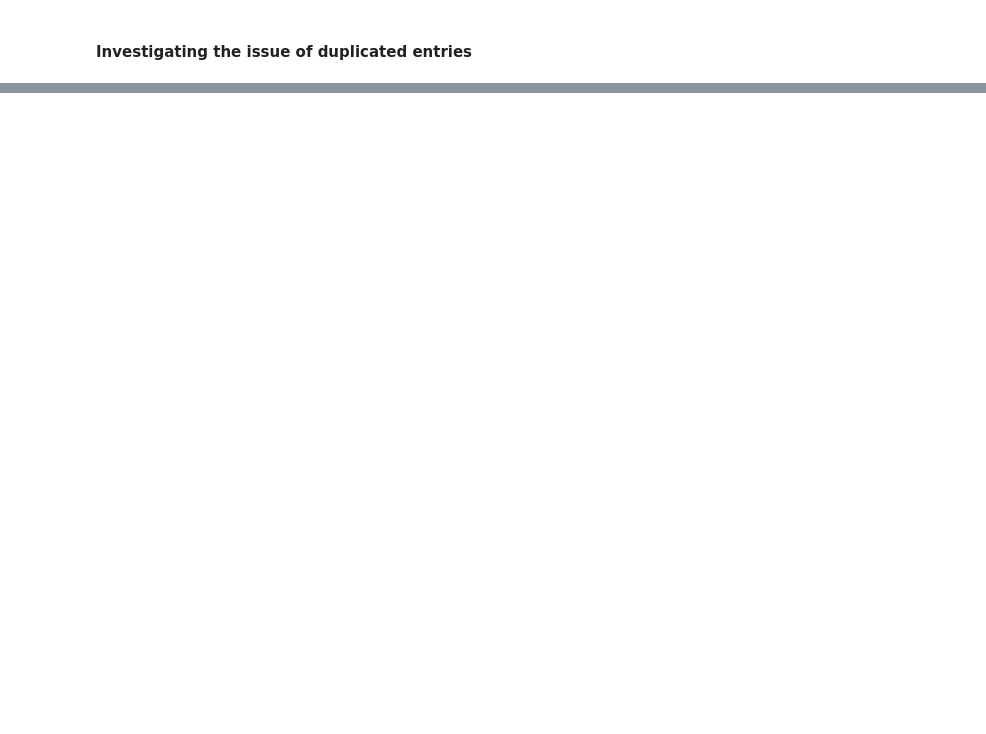
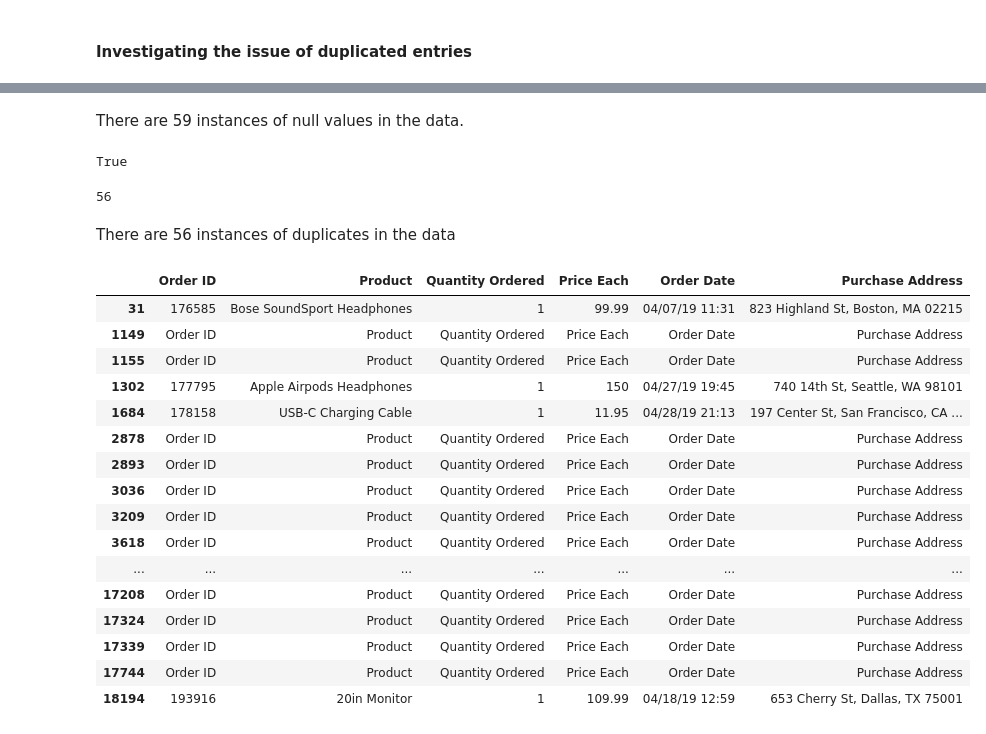
Before and after one commit to elvis-darko/Personal-Projects, a Jupyter notebook: FULL CYCLE PROJECTS/PRODUCT_SALES_ANALYSIS/Product_Sales_Data_Analysis.ipynb, the cells around one changed output, grey strips where cells are left out. Cells and saved outputs as stored; diff of their text form; code cells hidden in the pictures; blank space fills up the shorter version.

```diff
--- a/FULL CYCLE PROJECTS/PRODUCT_SALES_ANALYSIS/Product_Sales_Data_Analysis.ipynb
+++ b/FULL CYCLE PROJECTS/PRODUCT_SALES_ANALYSIS/Product_Sales_Data_Analysis.ipynb
@@ -378,0 +884,42 @@ feb_data[feb_data.duplicated()]
+# %% [markdown]
+There are 59 instances of null values in the data.
+# %%
+# Drop null values from the data
+
+apr_data.dropna(how="all", axis=0, inplace=True)
+# %%
+# Check for duplicates in the data
+
+apr_data.duplicated().any()
+# %% [output]
+True
+# %%
+# Check the sun of duplicated values in the data
+
+apr_data.duplicated().sum()
+# %% [output]
+56
+# %% [markdown]
+There are 56 instances of duplicates in the data
+# %%
+# Check for the occurrence of the duplicates
+
+apr_data[apr_data.duplicated()]
+# %% [output]
+|  | Order ID | Product | Quantity Ordered | Price Each | Order Date | Purchase Address |
+| 31 | 176585 | Bose SoundSport Headphones | 1 | 99.99 | 04/07/19 11:31 | 823 Highland St, Boston, MA 02215 |
+| 1149 | Order ID | Product | Quantity Ordered | Price Each | Order Date | Purchase Address |
+| 1155 | Order ID | Product | Quantity Ordered | Price Each | Order Date | Purchase Address |
+| 1302 | 177795 | Apple Airpods Headphones | 1 | 150 | 04/27/19 19:45 | 740 14th St, Seattle, WA 98101 |
+| 1684 | 178158 | USB-C Charging Cable | 1 | 11.95 | 04/28/19 21:13 | 197 Center St, San Francisco, CA ... |
+| 2878 | Order ID | Product | Quantity Ordered | Price Each | Order Date | Purchase Address |
+| 2893 | Order ID | Product | Quantity Ordered | Price Each | Order Date | Purchase Address |
+| 3036 | Order ID | Product | Quantity Ordered | Price Each | Order Date | Purchase Address |
+| 3209 | Order ID | Product | Quantity Ordered | Price Each | Order Date | Purchase Address |
+| 3618 | Order ID | Product | Quantity Ordered | Price Each | Order Date | Purchase Address |
+| ... | ... | ... | ... | ... | ... | ... |
+| 17208 | Order ID | Product | Quantity Ordered | Price Each | Order Date | Purchase Address |
+| 17324 | Order ID | Product | Quantity Ordered | Price Each | Order Date | Purchase Address |
+| 17339 | Order ID | Product | Quantity Ordered | Price Each | Order Date | Purchase Address |
+| 17744 | Order ID | Product | Quantity Ordered | Price Each | Order Date | Purchase Address |
+| 18194 | 193916 | 20in Monitor | 1 | 109.99 | 04/18/19 12:59 | 653 Cherry St, Dallas, TX 75001 |
```
Also changed, not shown: parts of 85 cells of this notebook.
